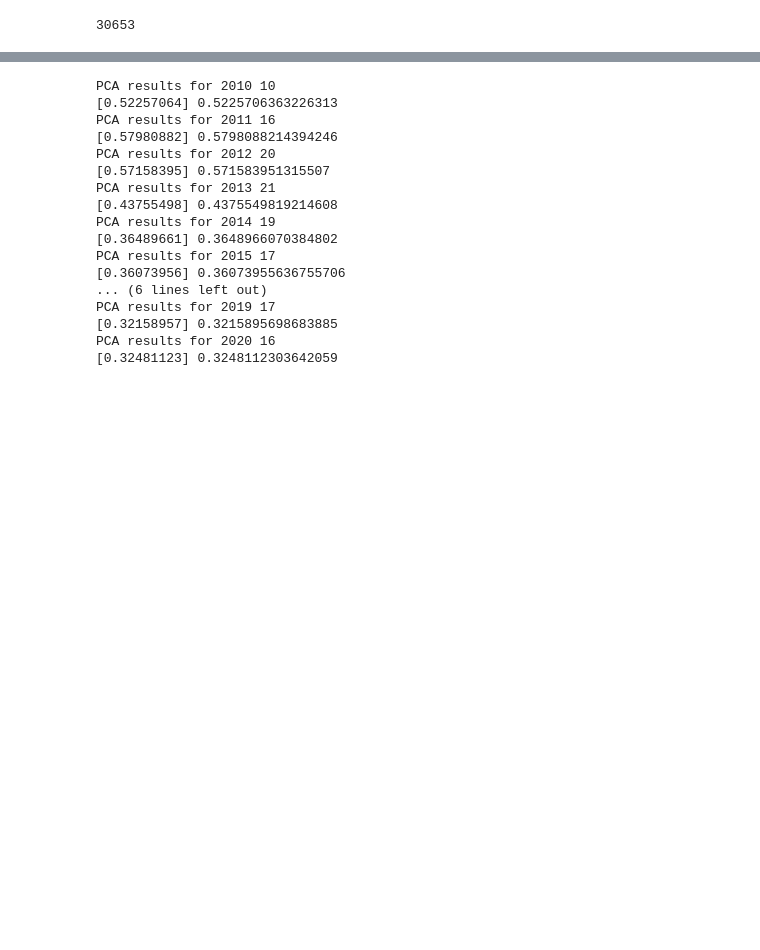
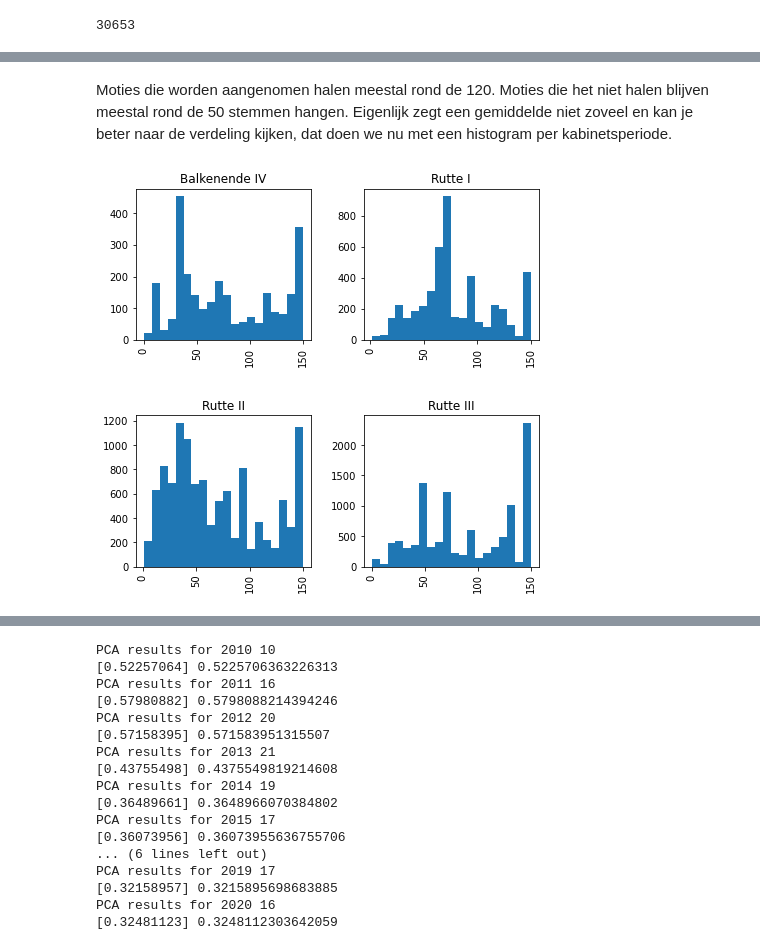
Before and after one commit to jvanelteren/kamermoties, a Jupyter notebook: 2_EDA.ipynb, the cells around one changed output, grey strips where cells are left out. Cells and saved outputs as stored; diff of their text form; code cells hidden in the pictures; blank space fills up the shorter version.

```diff
--- a/2_EDA.ipynb
+++ b/2_EDA.ipynb
@@ -60,0 +89,6 @@ Het aantal moties stijgt, en met name het aantal aangenomen moties. In verkiezin
+# %% [markdown]
+Moties die worden aangenomen halen meestal rond de 120. Moties die het niet halen blijven meestal rond de 50 stemmen hangen. Eigenlijk zegt een gemiddelde niet zoveel en kan je beter naar de verdeling kijken, dat doen we nu met een histogram per kabinetsperiode.
+# %%
+df['Voor'].hist(by=df['Kabinet'], bins=20, figsize=(7,7));
+# %% [output]
+[figure, added]
```
Also changed, not shown: parts of 8 cells of this notebook.
